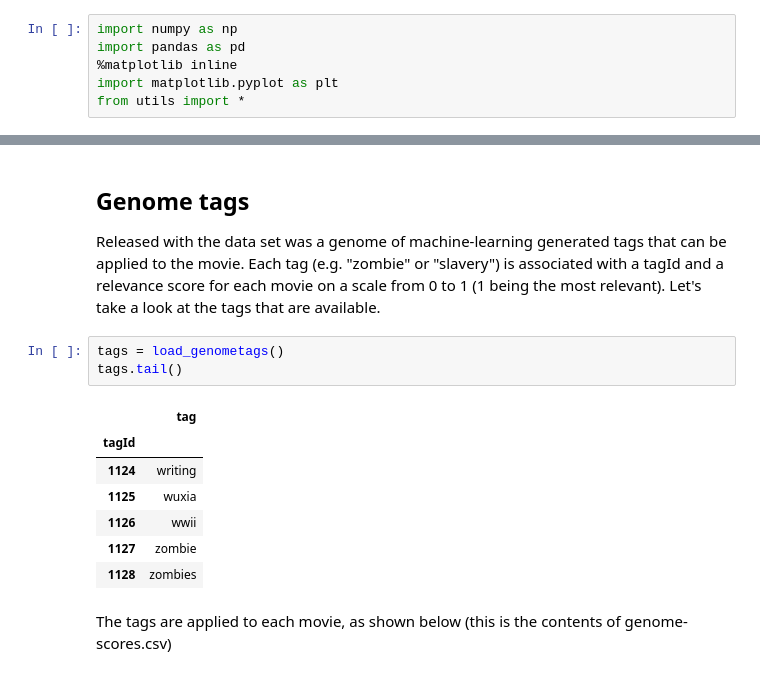
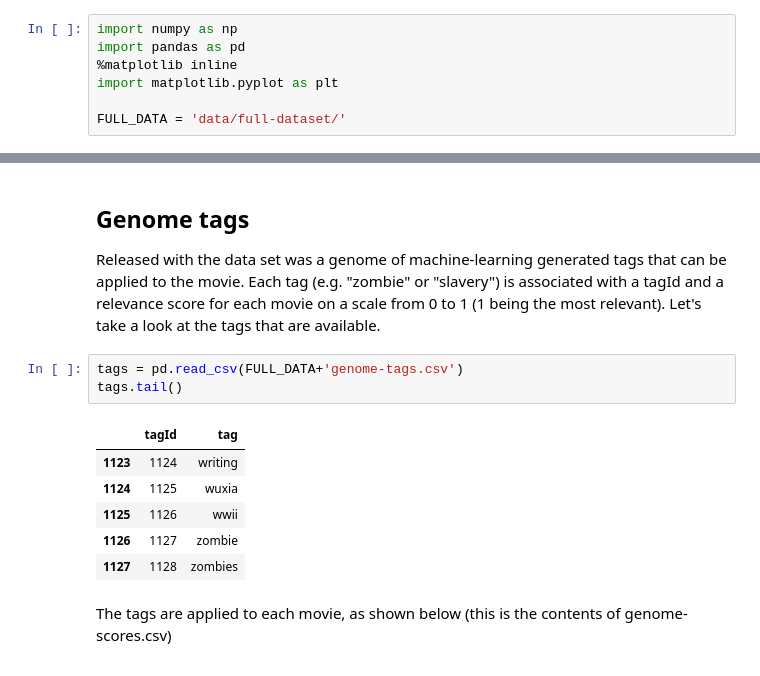
Before and after one commit to ahriley/movie-matchmaker, a Jupyter notebook: 0_explore_data.ipynb, the cells around one changed output, grey strips where cells are left out. Drawn from its saved outputs; the diff is of its cells as text.

```diff
--- a/0_explore_data.ipynb
+++ b/0_explore_data.ipynb
@@ -7,7 +7,8 @@ import numpy as np
 import pandas as pd
 %matplotlib inline
 import matplotlib.pyplot as plt
-from utils import *
+
+FULL_DATA = 'data/full-dataset/'
 # %% [markdown]
 ## Movies
 First, let's take a look at the movies that are available.  We'll load the movie dataset as given (movies.csv) and take a look at it
@@ -196,15 +170,14 @@ movies2.head()
 
 Released with the data set was a genome of machine-learning generated tags that can be applied to the movie.  Each tag (e.g. "zombie" or "slavery") is associated with a tagId and a relevance score for each movie on a scale from 0 to 1 (1 being the most relevant).  Let's take a look at the tags that are available.
 # %%
-tags = load_genometags()
+tags = pd.read_csv(FULL_DATA+'genome-tags.csv')
 tags.tail()
 # %% [output]
-|  | tag |
-| tagId |  |
-| 1124 | writing |
-| 1125 | wuxia |
-| 1126 | wwii |
-| 1127 | zombie |
-| 1128 | zombies |
+|  | tagId | tag |
+| 1123 | 1124 | writing |
+| 1124 | 1125 | wuxia |
+| 1125 | 1126 | wwii |
+| 1126 | 1127 | zombie |
+| 1127 | 1128 | zombies |
 # %% [markdown]
 The tags are applied to each movie, as shown below (this is the contents of genome-scores.csv)
```
Also changed, not shown: parts of 29 cells of this notebook, 4 other files.
